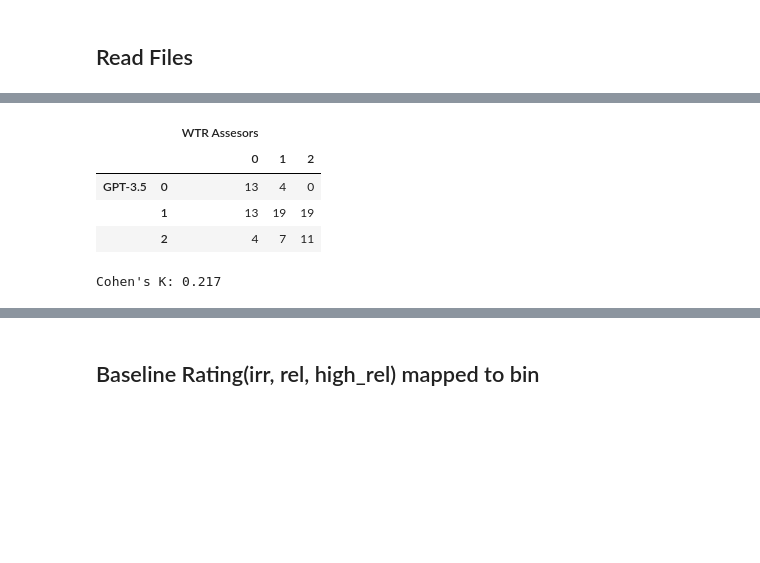
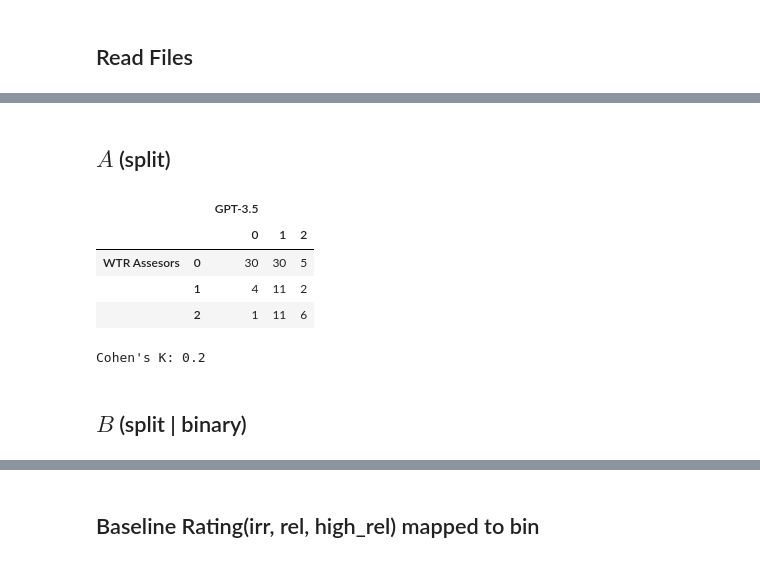
Before and after one commit to Wanille/llms-for-relevance-judgement-in-table-retrieval, a Jupyter notebook: notebooks/evaluate_judgements_baseline.ipynb, the cells around one changed output, grey strips where cells are left out. Saved outputs shown, nothing was run; the diff lists cells and outputs as text; code cells hidden in the pictures; blank space fills up the shorter version.

```diff
--- a/notebooks/evaluate_judgements_baseline.ipynb
+++ b/notebooks/evaluate_judgements_baseline.ipynb
@@ -32,27 +60,31 @@ df["Rel_GPT_bin_no_sys"] = gpt_bin_no_sys_df["Rel_GPT_bin_no_sys"].astype(int)
+# %% [markdown]
+## $A$ (split)
 # %%
-cm = confusion_matrix(y_true=df["Rel_Human"], y_pred=df["Rel_GPT"])
-cohens_k = round(cohen_kappa_score(df["Rel_Human"], df["Rel_GPT"]), 3)
+cm = confusion_matrix(y_true=df["Rel_Human"], y_pred=df["Rel_GPT_split"])
+cohens_k = round(cohen_kappa_score(df["Rel_Human"], df["Rel_GPT_split"]), 2)
 
 idx_rows = pd.MultiIndex.from_tuples(list(zip(repeat("WTR Assesors"), sorted(df["Rel_Human"].unique()))))
-idx_cols = pd.MultiIndex.from_tuples(list(zip(repeat("GPT-3.5"), sorted(df["Rel_GPT"].unique()))))
+idx_cols = pd.MultiIndex.from_tuples(list(zip(repeat("GPT-3.5"), sorted(df["Rel_GPT_split"].unique()))))
 
-cm_df = pd.DataFrame(
+a = pd.DataFrame(
     data=cm,
     index = idx_rows,
     columns=idx_cols
-)
+).T
 
-display(cm_df.T.style.highlight_max(axis=1, props='font-weight:bold'))
+display(a.T.style.highlight_max(axis=1, props='font-weight:bold'))
 print("Cohen's K:", cohens_k)
         # .to_latex(
         #     hrules=True,
         #     multirow_align="t",
         #     caption="Rater agreement between GPT-3.5 and WTR Assesors",
         # )
 # %% [output]
-|  |  | WTR Assesors |  |  |
+|  |  | GPT-3.5 |  |  |
 |  |  | 0 | 1 | 2 |
-| GPT-3.5 | 0 | 13 | 4 | 0 |
-|  | 1 | 13 | 19 | 19 |
-|  | 2 | 4 | 7 | 11 |
+| WTR Assesors | 0 | 30 | 30 | 5 |
+|  | 1 | 4 | 11 | 2 |
+|  | 2 | 1 | 11 | 6 |
-Cohen's K: 0.217
+Cohen's K: 0.2
+# %% [markdown]
+## $B$ (split | binary)
```
Also changed, not shown: parts of 29 cells of this notebook, 16 other files.
